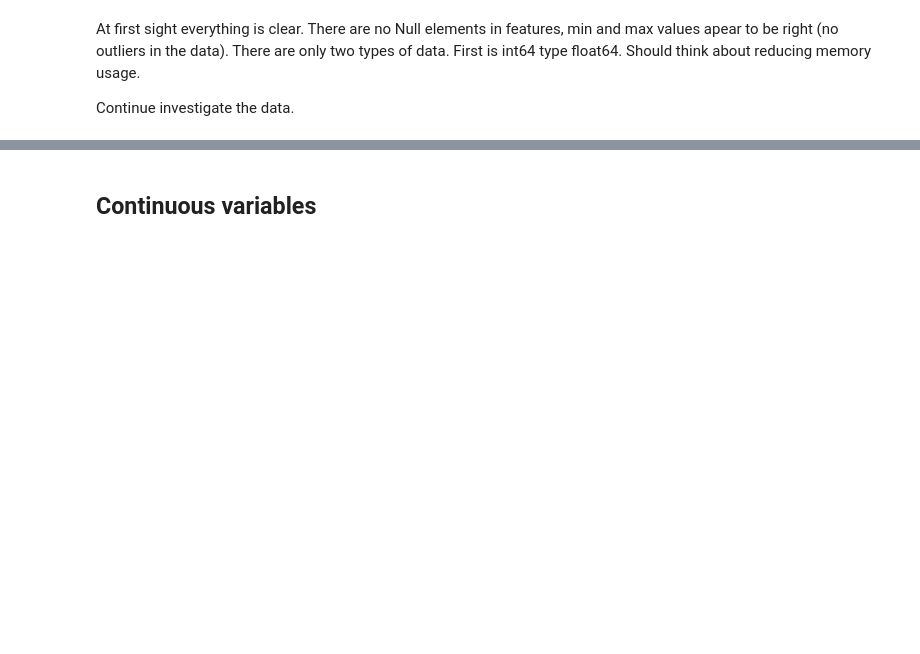
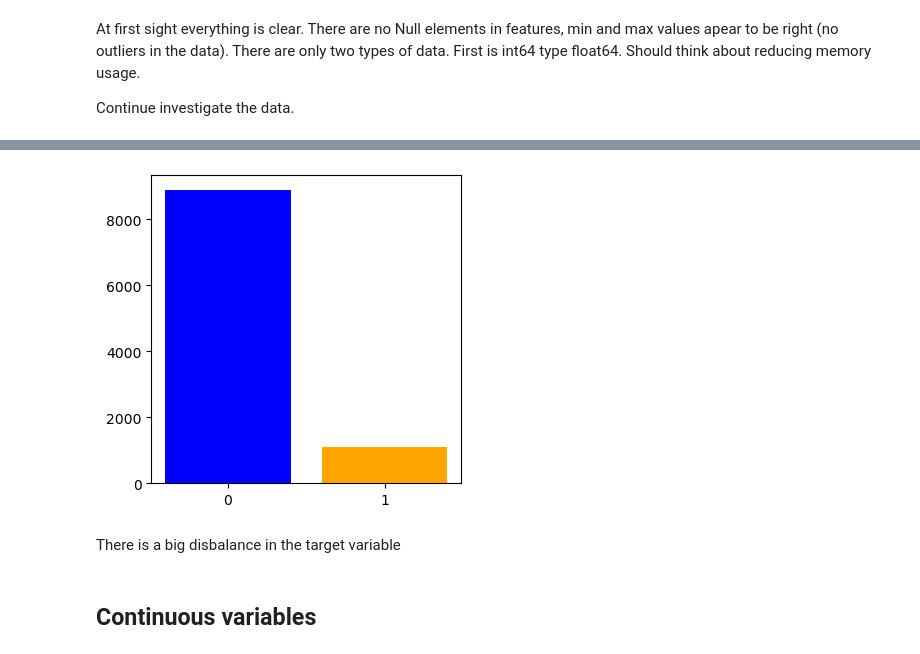
Before and after one commit to SpaceMakerc/tutor_prediction, a Jupyter notebook: predict_model_v1.ipynb, the cells around one changed output, grey strips where cells are left out. Saved outputs shown, nothing was run; the diff lists cells and outputs as text; code cells hidden in the pictures; blank space fills up the shorter version.

Commit message:
Edit EDA, add two charts. Removed extra information from EDA

```diff
--- a/predict_model_v1.ipynb
+++ b/predict_model_v1.ipynb
@@ -96,3 +97,16 @@ df_test.head()
+# %%
+plt.figure(figsize=(4, 4))
+
+target_data = df_train["choose"].value_counts()
+
+plt.bar(target_data.index, target_data.values, color=["blue", "orange"])
+plt.xticks(ticks=[0, 1])
+
+plt.show()
+# %% [output]
+[figure, added]
+# %% [markdown]
+There is a big disbalance in the target variable
 # %%
 # Field ID is not informative, let's get rid of it
 df_train.drop("Id", axis=1, inplace=True)
```
Also changed, not shown: parts of 20 cells of this notebook.
